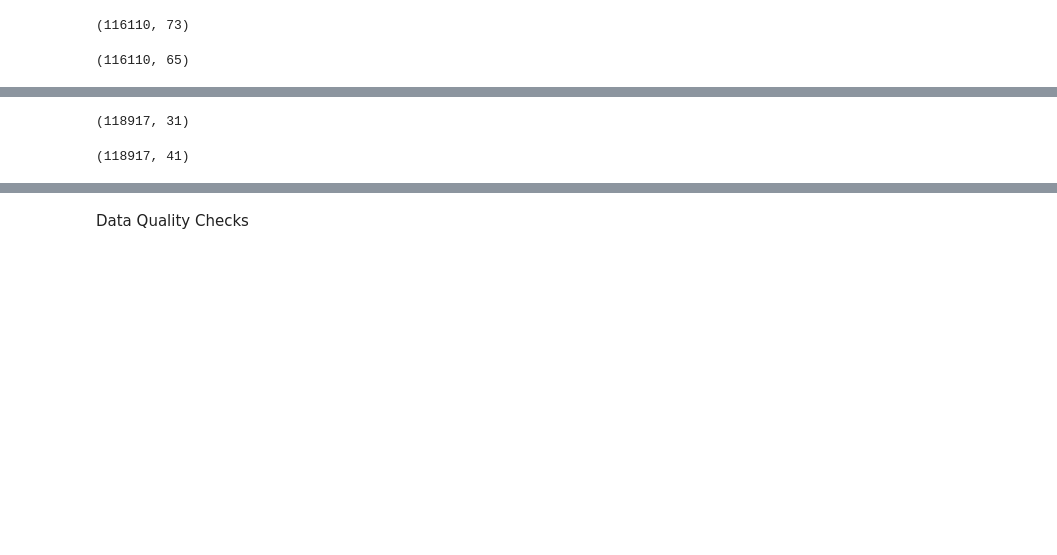
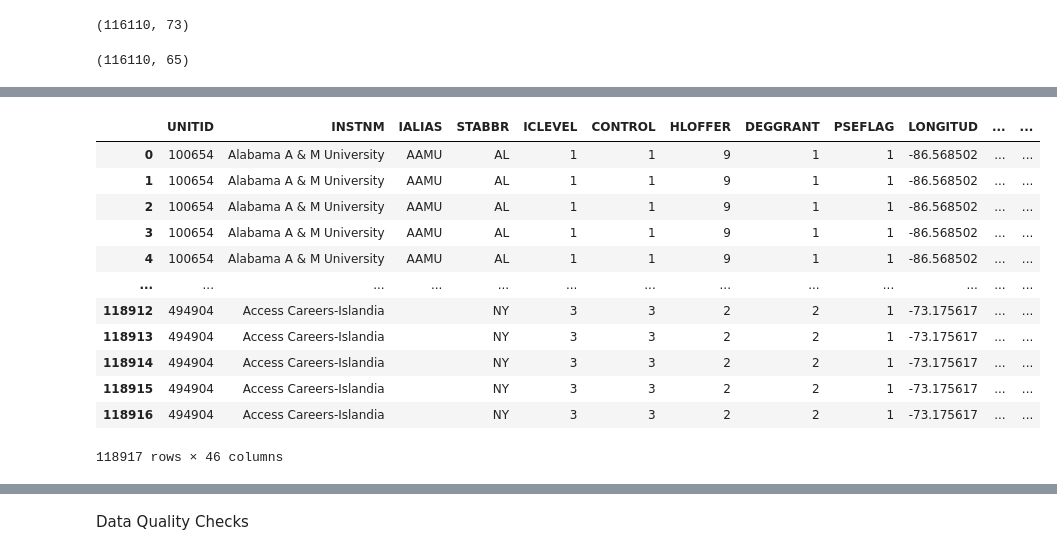
Before and after one commit to katyk20/DistanceLearning_Capstone, a Jupyter notebook: Code Notebooks/NCES_IPEDS_Dataset.ipynb, the cells around one changed output, grey strips where cells are left out. Saved outputs shown, nothing was run; the diff lists cells and outputs as text; code cells hidden in the pictures; blank space fills up the shorter version.

```diff
--- a/Code Notebooks/NCES_IPEDS_Dataset.ipynb
+++ b/Code Notebooks/NCES_IPEDS_Dataset.ipynb
@@ -293,5 +286,5 @@ rg2022.shape
 # %%
-cols_keep= cols_keep=['UNITID',
+cols_keep= cols_keep=['UNITID','EFALEVEL','EFALEVEL', 'LINE', 'SECTION', 'LSTUDY',
                        'EFTOTLT', 'EFTOTLM', 'EFTOTLW',
                       'EFAIANT', 'EFAIANM', 'EFAIANW', 'EFASIAT',
                       'EFASIAM', 'EFASIAW', 'EFBKAAT', 'EFBKAAM',
@@ -316,23 +309,35 @@ rg_2020 =rg_cols_keep(rg2020)
 rg_2021 =rg_cols_keep(rg2021)
 rg_2022 =rg_cols_keep(rg2022)
 # %%
-# # dep_2019.shape
-rg_2019.shape
-# hd2019.head()
+# # # dep_2019.shape
+# rg_2019.shape
+# # hd2019.head()
-# %% [output]
-(118917, 31)
 # %%
 #merge race/gender data with institution information (hd)
 
 def rg_hd_merge(df1, df2):
   newdf=pd.merge(df1, df2,  on='UNITID',how='inner')
   return newdf
 
 # rg2019_inst=pd.merge(hd2019,rg_2019, on='UNITID',
 #                           how='inner')
-rginst2019=rg_hd_merge(hd2019, rg_2019)
+rginst2019=rg_hd_merge(hd2019,rg_2019,)
 rginst2020=rg_hd_merge(hd2020, rg_2020)
 rginst2021=rg_hd_merge(hd2021, rg_2021)
 rginst2022=rg_hd_merge(hd2022, rg_2022)
+
+rginst2019
 # %% [output]
+|  | UNITID | INSTNM | IALIAS | STABBR | ICLEVEL | CONTROL | HLOFFER | DEGGRANT | PSEFLAG | LONGITUD | ... | ... |
+| 0 | 100654 | Alabama A & M University | AAMU | AL | 1 | 1 | 9 | 1 | 1 | -86.568502 | ... | ... |
+| 1 | 100654 | Alabama A & M University | AAMU | AL | 1 | 1 | 9 | 1 | 1 | -86.568502 | ... | ... |
+| 2 | 100654 | Alabama A & M University | AAMU | AL | 1 | 1 | 9 | 1 | 1 | -86.568502 | ... | ... |
+| 3 | 100654 | Alabama A & M University | AAMU | AL | 1 | 1 | 9 | 1 | 1 | -86.568502 | ... | ... |
+| 4 | 100654 | Alabama A & M University | AAMU | AL | 1 | 1 | 9 | 1 | 1 | -86.568502 | ... | ... |
+| ... | ... | ... | ... | ... | ... | ... | ... | ... | ... | ... | ... | ... |
+| 118912 | 494904 | Access Careers-Islandia |  | NY | 3 | 3 | 2 | 2 | 1 | -73.175617 | ... | ... |
+| 118913 | 494904 | Access Careers-Islandia |  | NY | 3 | 3 | 2 | 2 | 1 | -73.175617 | ... | ... |
+| 118914 | 494904 | Access Careers-Islandia |  | NY | 3 | 3 | 2 | 2 | 1 | -73.175617 | ... | ... |
+| 118915 | 494904 | Access Careers-Islandia |  | NY | 3 | 3 | 2 | 2 | 1 | -73.175617 | ... | ... |
+| 118916 | 494904 | Access Careers-Islandia |  | NY | 3 | 3 | 2 | 2 | 1 | -73.175617 | ... | ... |
-(118917, 41)
+118917 rows × 46 columns
```
Also changed, not shown: parts of 11 cells of this notebook.
